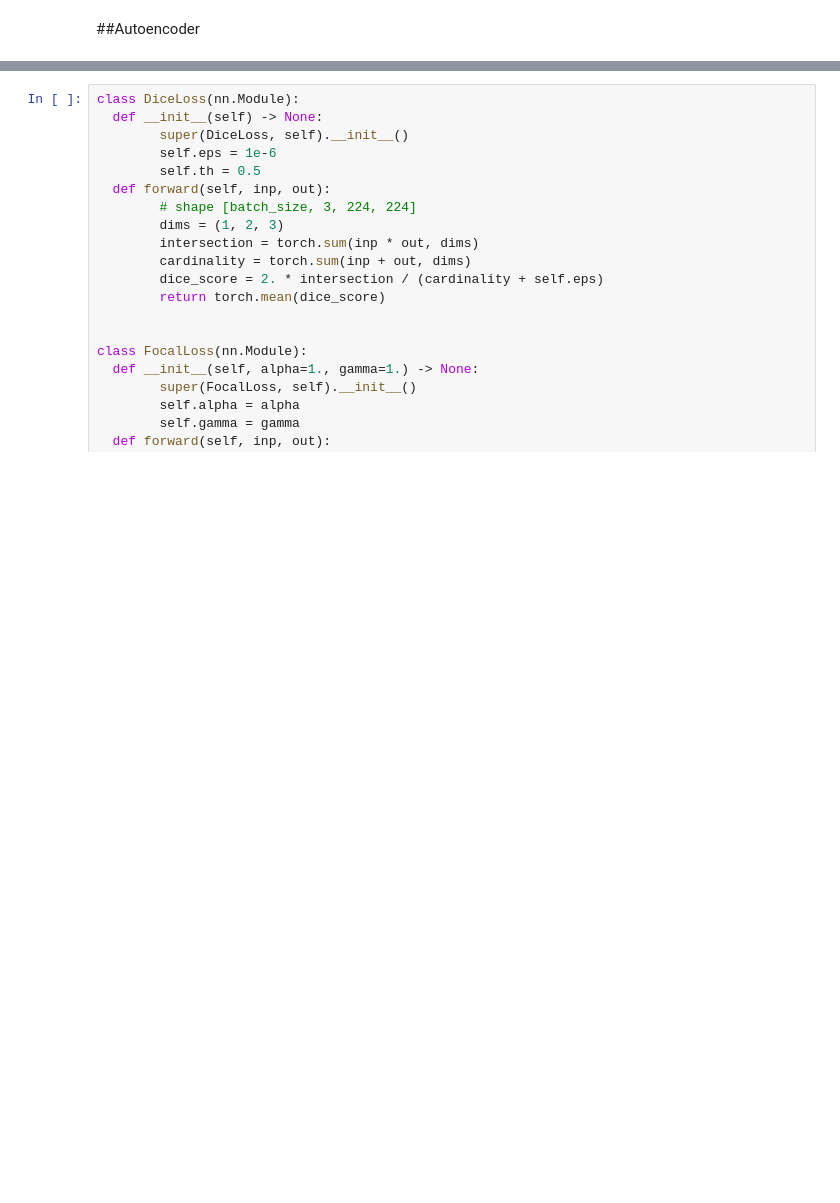
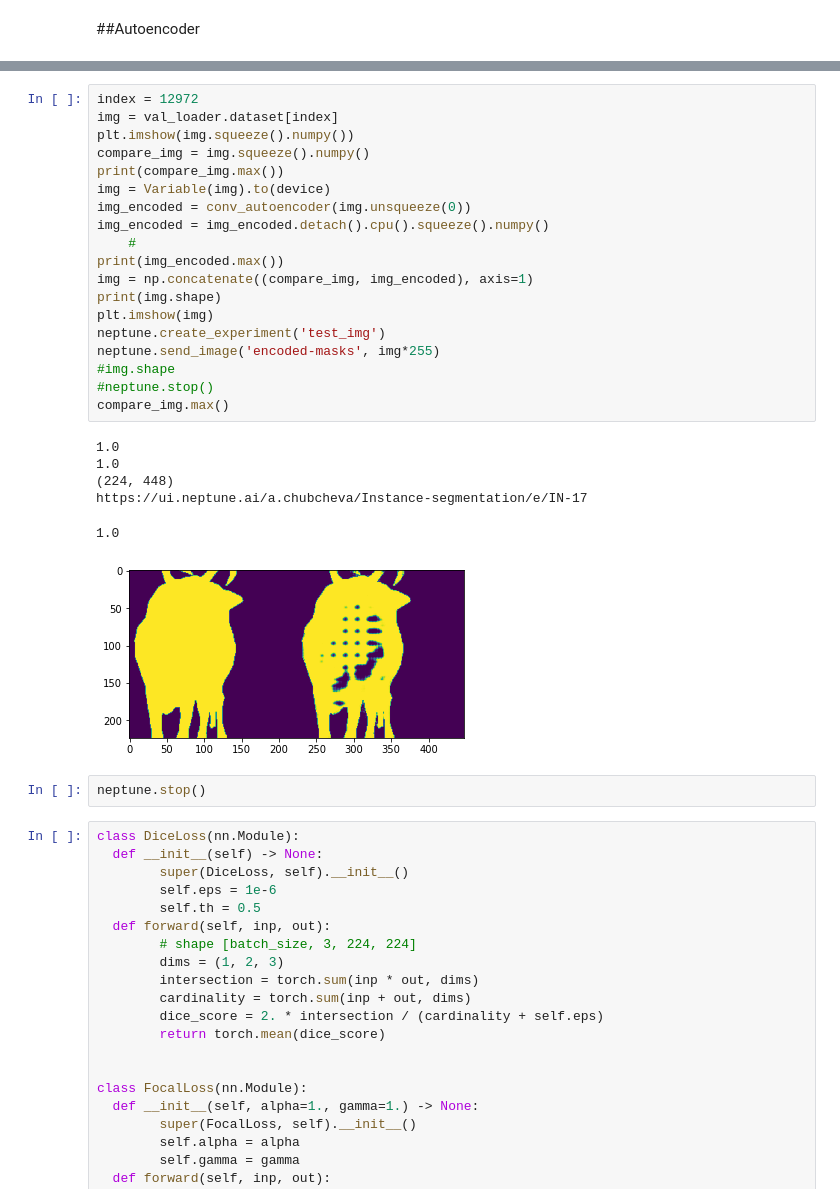
Before and after one commit to a-chubcheva/Instance_segmentation, a Jupyter notebook: Test.ipynb, the cells around one changed output, grey strips where cells are left out. Saved outputs shown, nothing was run; the diff lists cells and outputs as text; blank space fills up the shorter version.

Commit message:
new beautiful experiment

```diff
--- a/Test.ipynb
+++ b/Test.ipynb
@@ -210,3 +255,31 @@ def train_autoencoder(model, criterion, optimizer, dataloader, num_epochs, epoch
+# %%
+index = 12972
+img = val_loader.dataset[index]
+plt.imshow(img.squeeze().numpy())
+compare_img = img.squeeze().numpy()
+print(compare_img.max())
+img = Variable(img).to(device)
+img_encoded = conv_autoencoder(img.unsqueeze(0))
+img_encoded = img_encoded.detach().cpu().squeeze().numpy()
+    #
+print(img_encoded.max())
+img = np.concatenate((compare_img, img_encoded), axis=1)
+print(img.shape)
+plt.imshow(img)
+neptune.create_experiment('test_img')
+neptune.send_image('encoded-masks', img*255)
+#img.shape
+#neptune.stop()
+compare_img.max()
+# %% [output]
+1.0
+1.0
+(224, 448)
+https://ui.neptune.ai/a.chubcheva/Instance-segmentation/e/IN-17
+1.0
+[figure, added]
+# %%
+neptune.stop()
 # %%
 class DiceLoss(nn.Module):
   def __init__(self) -> None:
```
Also changed, not shown: parts of 28 cells of this notebook.
